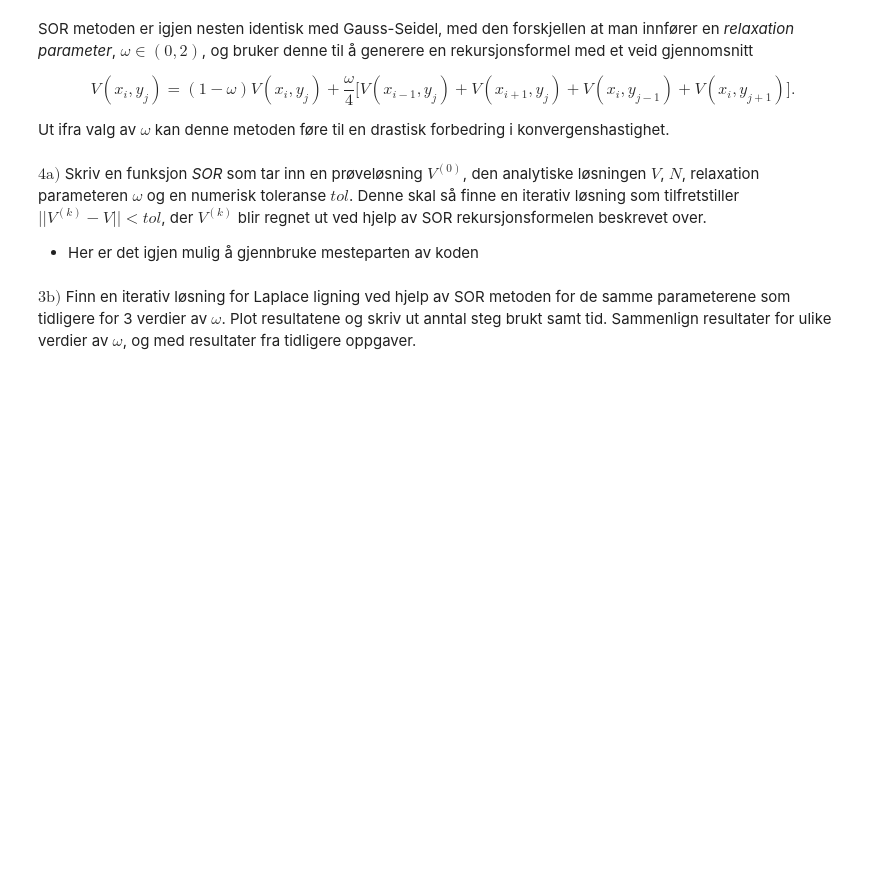
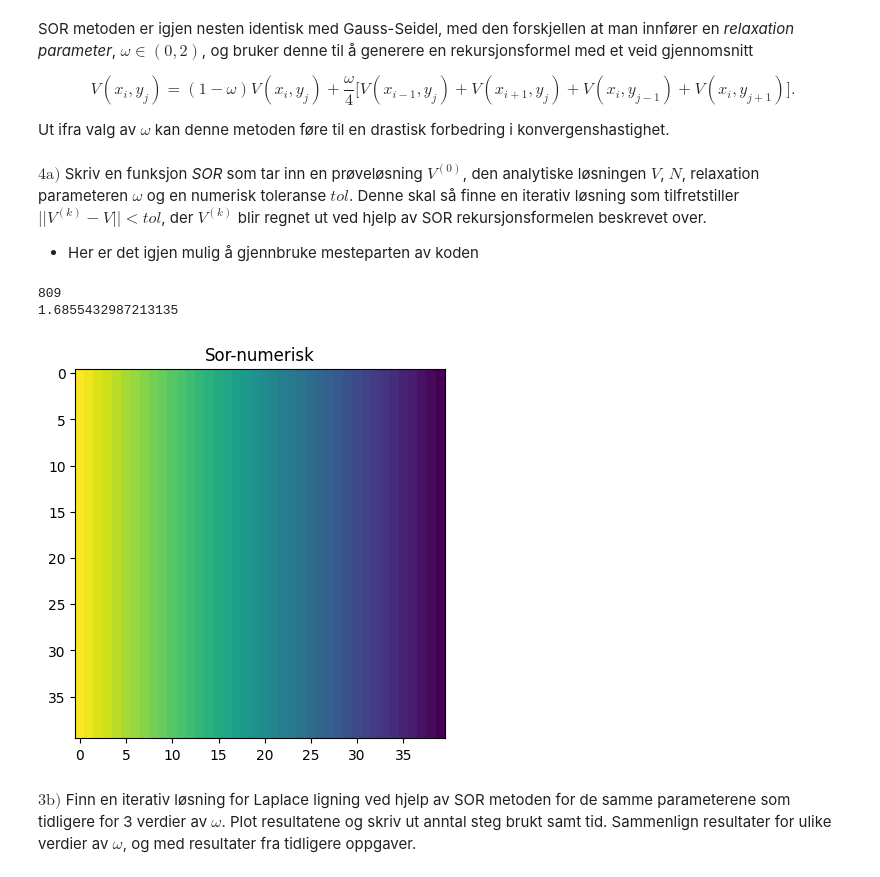
Before and after one commit to tncrdk/ELMAG, a Jupyter notebook: Numerisk-Oving/Oving5/Ex2-LaplaceLigningen.ipynb, the cells around one changed output. Cells and saved outputs as stored; diff of their text form; code cells hidden in the pictures; blank space fills up the shorter version.

```diff
--- a/Numerisk-Oving/Oving5/Ex2-LaplaceLigningen.ipynb
+++ b/Numerisk-Oving/Oving5/Ex2-LaplaceLigningen.ipynb
@@ -186,2 +211,34 @@ def SOR(V_0, V, N, omega, tol):
+# %%
+def SOR_Python_step(V: np.ndarray, N: int, omega: float) -> None:
+    for row in range(1, N):
+        for col in range(1, N-1):
+            V[row, col] = V[(row + 1) % N, col] = (1-omega)*V[row, col] + omega/4*(V[row, col + 1] + V[row, col - 1] + V[(row + 1) % N, col] + V[row - 1, col])
+
+def SOR_Python(V_0: np.ndarray, V: np.ndarray, N: int, omega: float, tol: float) -> tuple[np.ndarray, int, float]:
+    norm = np.linalg.norm(V_0 - V)
+    V_0 = set_initial_values(V_0)
+    start_time = time.time()
+    i = 0
+    while norm > tol:
+        SOR_Python_step(V_0, N, omega)
+        norm = np.linalg.norm(V_0- V)
+        i += 1
+    tot_time = time.time() - start_time
+    return V_0, i, tot_time
+# %%
+tol = 1E-1
+omega = 1.22  # 0 < omega < 2
+V0 = set_initial_values(np.zeros((N, N)))
+"""
+Med python: omega < 1.83
+"""
+v_gauss, iterations, tot_time = SOR_Python(V0, v_analytic, N, omega, tol)
+print(iterations)
+print(tot_time)
+plot_grid(v_gauss, "Sor-numerisk")
+# %% [output]
+809
+1.6855432987213135
+[figure, added]
 # %% [markdown]
 $\mathrm{3b)}$ Finn en iterativ løsning for Laplace ligning ved hjelp av SOR metoden for de samme parameterene som tidligere for 3 verdier av $\omega$. Plot resultatene og skriv ut anntal steg brukt samt tid. Sammenlign resultater for ulike verdier av $\omega$, og med resultater fra tidligere oppgaver.
```
Also changed, not shown: parts of 8 cells of this notebook, 3 other files.
